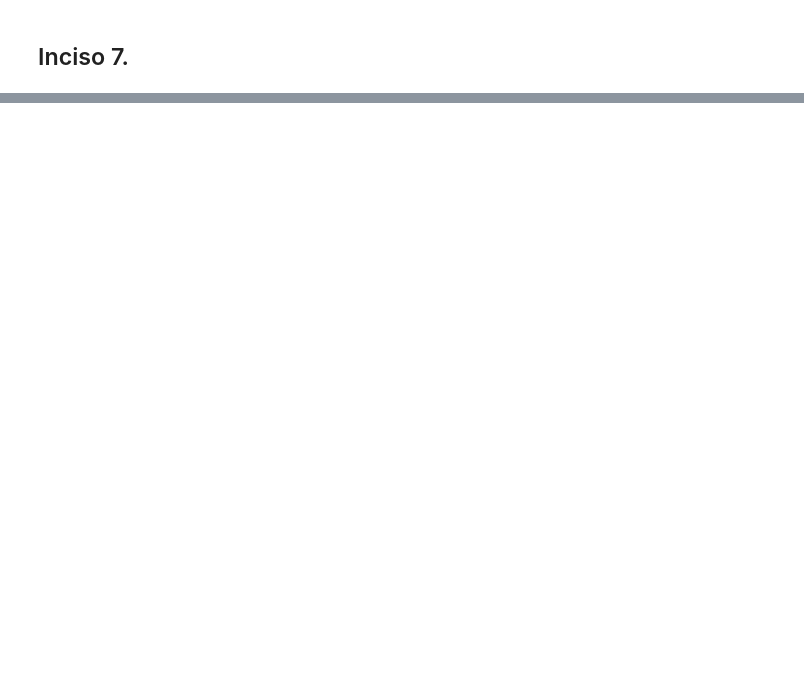
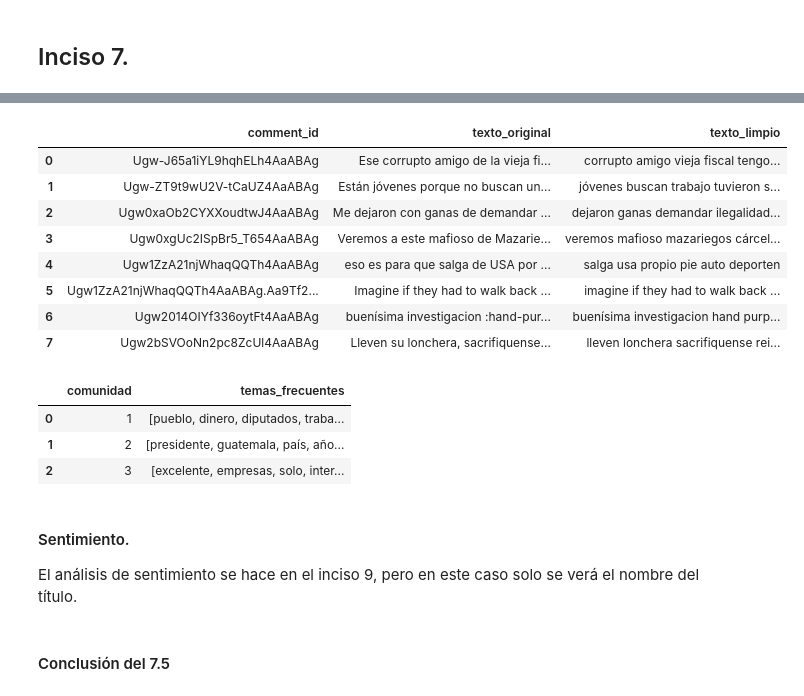
Before and after one commit to the-m7/LABORATORIO_6_DS, a Jupyter notebook: inciso_5_al_8.ipynb, the cells around one changed output, grey strips where cells are left out. Saved outputs shown, nothing was run; the diff lists cells and outputs as text; code cells hidden in the pictures; blank space fills up the shorter version.

```diff
--- a/inciso_5_al_8.ipynb
+++ b/inciso_5_al_8.ipynb
@@ -324,0 +541,63 @@ Nodos grado 0: 9
+# %%
+STOPWORDS_ES = {
+    "a", "al", "algo", "algunas", "algunos", "ante", "antes", "aquel", "aquella",
+    "aquellas", "aquellos", "aquí", "así", "aunque", "bajo", "bien", "cada", "casi",
+    "como", "con", "contra", "cual", "cuando", "de", "del", "desde", "donde", "dos",
+    "durante", "e", "el", "ella", "ellas", "ellos", "en", "entre", "era", "eran",
+    "eres", "es", "esa", "esas", "ese", "eso", "esos", "esta", "estaba", "están",
+    "estar", "este", "esto", "estos", "fue", "han", "hasta", "hay", "la", "las",
+    "le", "les", "lo", "los", "más", "me", "mi", "mis", "mucho", "muy", "nada",
+    "ni", "no", "nos", "nuestra", "nuestro", "o", "otra", "otro", "para", "pero",
+    "poco", "por", "porque", "que", "qué", "quien", "se", "sea", "ser", "si", "sí",
+    "sin", "sobre", "son", "su", "sus", "también", "te", "tiene", "todo", "tu", "tus",
+    "un", "una", "uno", "unos", "usted", "ustedes", "ya", "y", "yo",
+}
+
+def limpiar_comentario(valor):
+    if pd.isna(valor):
+        return ""
+    texto = unicodedata.normalize("NFKC", html.unescape(str(valor))).lower()
+    texto = re.sub(r"(?:https?://|www\.)\S+", " ", texto)
+    texto = re.sub(r"(?<!\w)@[\w.-]+", " ", texto)
+    texto = re.sub(r"#(?=\w)", "", texto)
+    texto = re.sub(r"\d+", " ", texto)
+    texto = re.sub(r"[^a-záéíóúüñ\s]", " ", texto)
+    tokens = [token for token in texto.split() if token not in STOPWORDS_ES]
+    return " ".join(tokens)
+
+comentarios_limpios["texto_original"] = comentarios_limpios["text"].astype("string")
+comentarios_limpios["texto_limpio"] = comentarios_limpios["texto_original"].map(limpiar_comentario).astype("string")
+
+display(comentarios_limpios[["comment_id", "texto_original", "texto_limpio"]].head(8))
+# %% [output]
+|  | comment_id | texto_original | texto_limpio |
+| 0 | Ugw-J65a1iYL9hqhELh4AaABAg | Ese corrupto amigo de la vieja fi... | corrupto amigo vieja fiscal tengo... |
+| 1 | Ugw-ZT9t9wU2V-tCaUZ4AaABAg | Están jóvenes porque no buscan un... | jóvenes buscan trabajo tuvieron s... |
+| 2 | Ugw0xaOb2CYXXoudtwJ4AaABAg | Me dejaron con ganas de demandar ... | dejaron ganas demandar ilegalidad... |
+| 3 | Ugw0xgUc2ISpBr5_T654AaABAg | Veremos a este mafioso de Mazarie... | veremos mafioso mazariegos cárcel... |
+| 4 | Ugw1ZzA21njWhaqQQTh4AaABAg | eso es para que salga de USA por ... | salga usa propio pie auto deporten |
+| 5 | Ugw1ZzA21njWhaqQQTh4AaABAg.Aa9Tf2... | Imagine if they had to walk back ... | imagine if they had to walk back ... |
+| 6 | Ugw2014OIYf336oytFt4AaABAg | buenísima investigacion :hand-pur... | buenísima investigacion hand purp... |
+| 7 | Ugw2bSVOoNn2pc8ZcUl4AaABAg | Lleven su lonchera, sacrifiquense... | lleven lonchera sacrifiquense rei... |
+# %%
+comments_comunidades = comments_comunidades.merge(comentarios_limpios[["comment_id", "texto_limpio"]],
+                                                  on="comment_id", how="left")
+
+def temas_frecuentes(datos, n=10):
+    palabras = " ".join(datos["texto_limpio"].dropna().astype(str)).split()
+    return [palabra for palabra, _ in Counter(palabras).most_common(n)]
+
+temas = pd.DataFrame([{"comunidad": comunidad, "temas_frecuentes": temas_frecuentes(datos, n=10)}
+                      for comunidad, datos in comments_comunidades.groupby("comunidad")])
+
+temas[0:3]
+# %% [output]
+|  | comunidad | temas_frecuentes |
+| 0 | 1 | [pueblo, dinero, diputados, traba... |
+| 1 | 2 | [presidente, guatemala, país, año... |
+| 2 | 3 | [excelente, empresas, solo, inter... |
+# %% [markdown]
+#### Sentimiento.
+El análisis de sentimiento se hace en el inciso 9, pero en este caso solo se verá el nombre del título.
+# %% [markdown]
+#### Conclusión del 7.5
```
Also changed, not shown: parts of 27 cells of this notebook.
